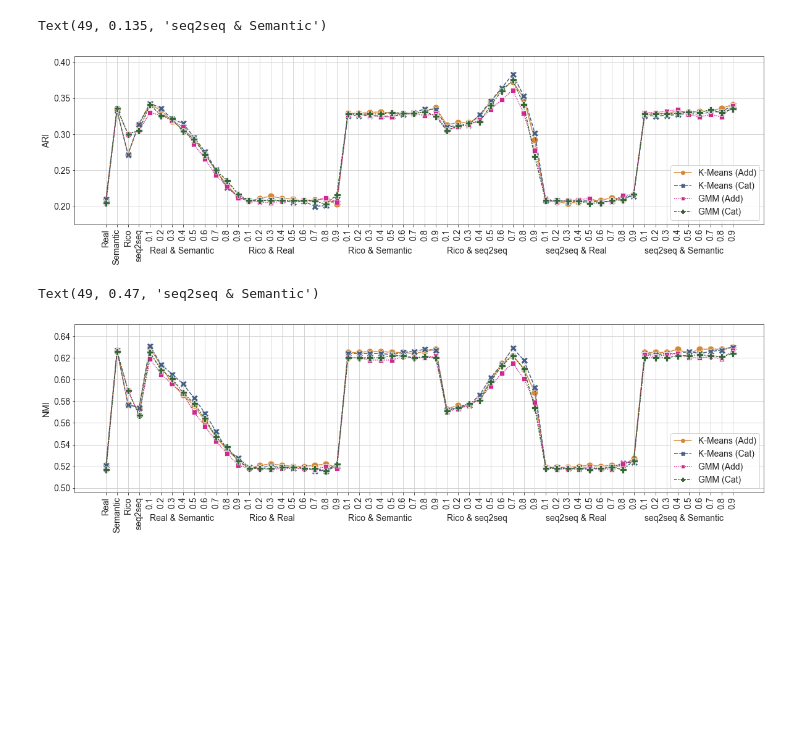
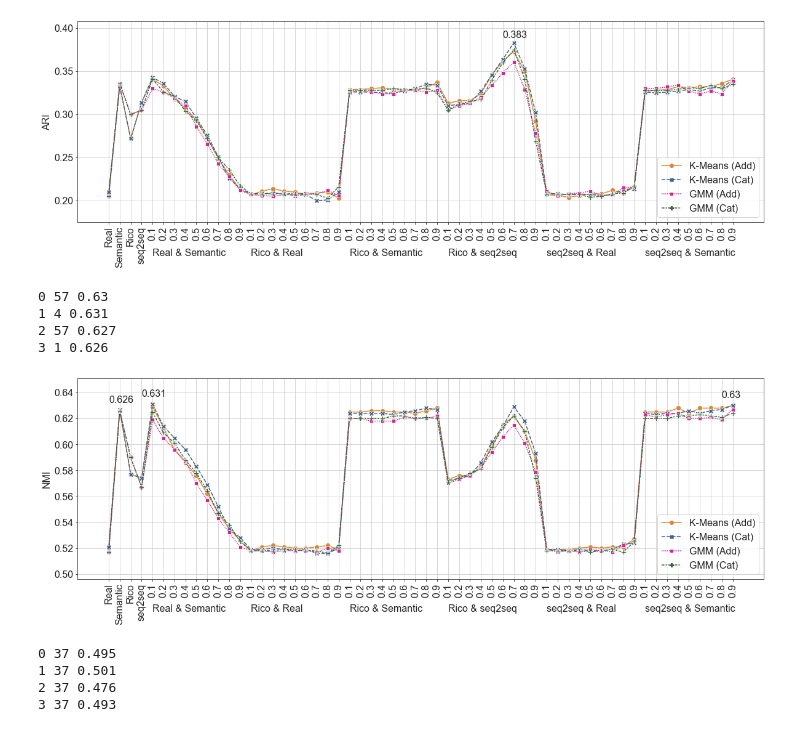
Before and after one commit to hopemini/data_processing, a Jupyter notebook: 2_stage_eval/eval_plot.ipynb, the cells around one changed output. Saved outputs shown, nothing was run; the diff lists cells and outputs as text; code cells hidden in the pictures; blank space fills up the shorter version.

```diff
--- a/2_stage_eval/eval_plot.ipynb
+++ b/2_stage_eval/eval_plot.ipynb
@@ -310,0 +314,3 @@ df_nmi_23.max().max()
+# %%
+for k, i in enumerate(zip(df_ari_23.idxmax(), df_ari_23.max())):
+    print(k, i[0], i[1])
@@ -337,0 +351,3 @@ Text(49, 0.1, 'seq2seq & Semantic')
+# %%
+for k, i in enumerate(zip(df_nmi_23.idxmax(), df_nmi_23.max())):
+    print(k, i[0], i[1])
@@ -364,0 +388,3 @@ Text(49, 0.407, 'seq2seq & Semantic')
+# %%
+for k, i in enumerate(zip(df_purity_23.idxmax(), df_purity_23.max())):
+    print(k, i[0], i[1])
@@ -391,0 +425,3 @@ Text(49, 0.175, 'seq2seq & Semantic')
+# %%
+for k, i in enumerate(zip(df_ari_34.idxmax(), df_ari_34.max())):
+    print(k, i[0], i[1])
@@ -392,32 +433,42 @@ Text(49, 0.175, 'seq2seq & Semantic')
 # %%
-plt.figure(figsize=(20,5))
+plt.figure(figsize=(20,6))
 #plt.plot(km_add, '-go', label="K-Means (Add)")
 #plt.plot(km_cat, '--r', label="K-Means (Cat)")
 #plt.plot(gmm_add, '-ys', label="GMM (Add)")
 #plt.plot(gmm_cat, '--b>', label="GMM (Cat)")
 df_ari_34.reset_index()
 sns.set_style("ticks", {'axes.grid' : True})
 colors = ['#D68835', '#455E85', '#CF298F', '#366638']
-sns.lineplot(data=df_ari_34, palette=colors, markers=True, markersize=11)
-plt.legend(loc="best")
+sns.lineplot(data=df_ari_34, palette=colors, markers=True, markersize=8)
+plt.legend(loc="lower right")
 plt.ylabel('ARI')
 plt.xticks(ticks=range(len(labels_x)), labels=labels_x, rotation=90)
 plt.ylim([df_ari_34.min().min()-0.025, df_ari_34.max().max()+0.025])
-plt.text(4, 0.135, 'Real & Semantic')
-plt.text(13, 0.135, 'Rico & Real')
-plt.text(22, 0.135, 'Rico & Semantic')
-plt.text(31, 0.135, 'Rico & seq2seq')
-plt.text(40, 0.135, 'seq2seq & Real')
-plt.text(49, 0.135, 'seq2seq & Semantic')
-
+plt.text(4, 0.136, 'Real & Semantic')
+plt.text(13, 0.136, 'Rico & Real')
+plt.text(22, 0.136, 'Rico & Semantic')
+plt.text(31, 0.136, 'Rico & seq2seq')
+plt.text(40, 0.136, 'seq2seq & Real')
+plt.text(49, 0.136, 'seq2seq & Semantic')
+for i, j in enumerate(zip(df_ari_34.idxmax(), df_ari_34.max())):
+    if i == 1:
+        plt.text(j[0]-1, j[1]+0.006, str(j[1]))
+plt.savefig('plot_ari_34.png', format='png', bbox_inches='tight', transparent=True)
 #plt.savefig(("plot_result/Experimental_Results_" +
 #          (em.title() if em == 'purity' else em.upper()) + "_Data_" +
 #          ("R" if num == '34' else "C") + num + ".png"),format='png',bbox_inches='tight',dpi=300)
 # %% [output]
-Text(49, 0.135, 'seq2seq & Semantic')
-[figure, old version]
+[figure, new version]
+# %%
+for k, i in enumerate(zip(df_nmi_34.idxmax(), df_nmi_34.max())):
+    print(k, i[0], i[1])
+# %% [output]
+0 57 0.63
+1 4 0.631
+2 57 0.627
+3 1 0.626
 # %%
-plt.figure(figsize=(20,5))
+plt.figure(figsize=(20,6))
 #plt.plot(km_add, '-go', label="K-Means (Add)")
 #plt.plot(km_cat, '--r', label="K-Means (Cat)")
 #plt.plot(gmm_add, '-ys', label="GMM (Add)")
@@ -425,22 +476,32 @@ plt.figure(figsize=(20,5))
 df_nmi_34.reset_index()
 sns.set_style("ticks", {'axes.grid' : True})
 colors = ['#D68835', '#455E85', '#CF298F', '#366638']
-sns.lineplot(data=df_nmi_34, palette=colors, markers=True, markersize=11)
+sns.lineplot(data=df_nmi_34, palette=colors, markers=True, markersize=8)
 plt.legend(loc="best")
 plt.ylabel('NMI')
 plt.xticks(ticks=range(len(labels_x)), labels=labels_x, rotation=90)
 plt.ylim([df_nmi_34.min().min()-0.02, df_nmi_34.max().max()+0.02])
-plt.text(4, 0.47, 'Real & Semantic')
-plt.text(13, 0.47, 'Rico & Real')
-plt.text(22, 0.47, 'Rico & Semantic')
-plt.text(31, 0.47, 'Rico & seq2seq')
-plt.text(40, 0.47, 'seq2seq & Real')
-plt.text(49, 0.47, 'seq2seq & Semantic')
-
+plt.text(4, 0.471, 'Real & Semantic')
+plt.text(13, 0.471, 'Rico & Real')
+plt.text(22, 0.471, 'Rico & Semantic')
+plt.text(31, 0.471, 'Rico & seq2seq')
+plt.text(40, 0.471, 'seq2seq & Real')
+plt.text(49, 0.471, 'seq2seq & Semantic')
+for i, j in enumerate(zip(df_nmi_34.idxmax(), df_nmi_34.max())):
+    if i != 2:
+        plt.text(j[0]-1, j[1]+0.006, str(j[1]))
+plt.savefig('plot_nmi_34.png', format='png', bbox_inches='tight', transparent=True)
 #plt.savefig(("plot_result/Experimental_Results_" +
 #          (em.title() if em == 'purity' else em.upper()) + "_Data_" +
 #          ("R" if num == '34' else "C") + num + ".png"),format='png',bbox_inches='tight',dpi=300)
 # %% [output]
-Text(49, 0.47, 'seq2seq & Semantic')
-[figure, old version]
+[figure, new version]
+# %%
+for k, i in enumerate(zip(df_purity_34.idxmax(), df_purity_34.max())):
+    print(k, i[0], i[1])
+# %% [output]
+0 37 0.495
+1 37 0.501
+2 37 0.476
+3 37 0.493
 # %%
```
Also changed, not shown: parts of 27 cells of this notebook, 8 other files.
